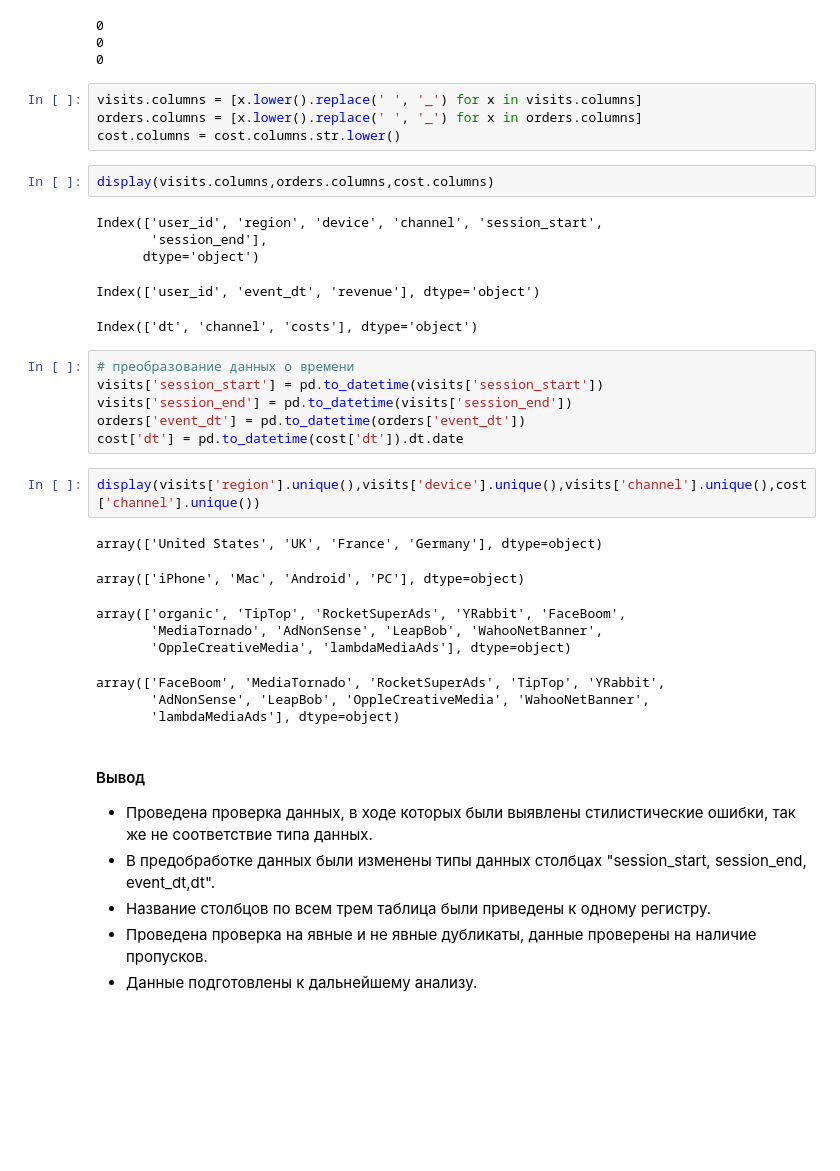
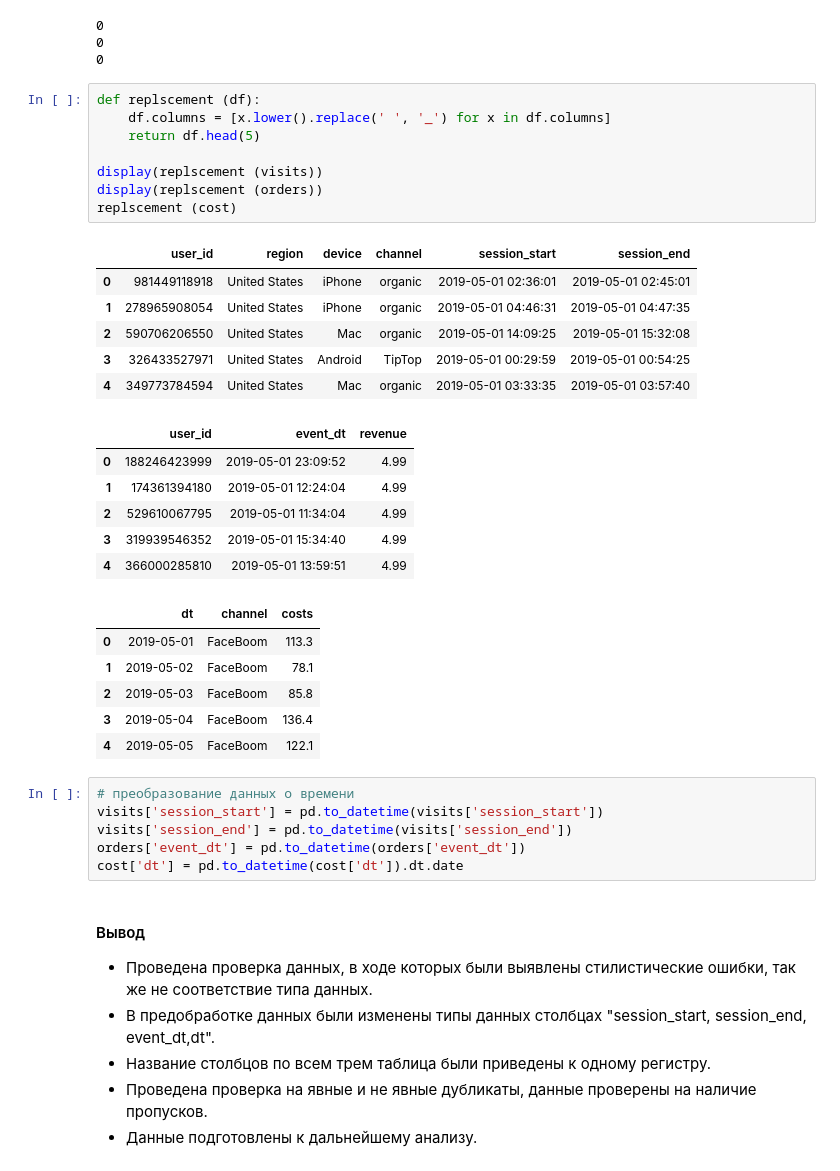
Before and after one commit to Alena-Talanova/Analysis_of_business_indicators, a Jupyter notebook: Procrastinate Pro+.ipynb, the cells around one changed output. Drawn from its saved outputs; the diff is of its cells as text; blank space fills up the shorter version.

```diff
--- a/Procrastinate Pro+.ipynb
+++ b/Procrastinate Pro+.ipynb
@@ -145,35 +113,39 @@ print(cost.duplicated().sum())
 0
 0
 0
-# %%
-visits.columns = [x.lower().replace(' ', '_') for x in visits.columns]
-orders.columns = [x.lower().replace(' ', '_') for x in orders.columns]
-cost.columns = cost.columns.str.lower()
-# %%
-display(visits.columns,orders.columns,cost.columns)
-# %% [output]
-Index(['user_id', 'region', 'device', 'channel', 'session_start',
-       'session_end'],
-      dtype='object')
-Index(['user_id', 'event_dt', 'revenue'], dtype='object')
-Index(['dt', 'channel', 'costs'], dtype='object')
+# %%
+def replscement (df):
+    df.columns = [x.lower().replace(' ', '_') for x in df.columns]
+    return df.head(5)
+
+display(replscement (visits))
+display(replscement (orders))
+replscement (cost)
+# %% [output]
+|  | user_id | region | device | channel | session_start | session_end |
+| 0 | 981449118918 | United States | iPhone | organic | 2019-05-01 02:36:01 | 2019-05-01 02:45:01 |
+| 1 | 278965908054 | United States | iPhone | organic | 2019-05-01 04:46:31 | 2019-05-01 04:47:35 |
+| 2 | 590706206550 | United States | Mac | organic | 2019-05-01 14:09:25 | 2019-05-01 15:32:08 |
+| 3 | 326433527971 | United States | Android | TipTop | 2019-05-01 00:29:59 | 2019-05-01 00:54:25 |
+| 4 | 349773784594 | United States | Mac | organic | 2019-05-01 03:33:35 | 2019-05-01 03:57:40 |
+|  | user_id | event_dt | revenue |
+| 0 | 188246423999 | 2019-05-01 23:09:52 | 4.99 |
+| 1 | 174361394180 | 2019-05-01 12:24:04 | 4.99 |
+| 2 | 529610067795 | 2019-05-01 11:34:04 | 4.99 |
+| 3 | 319939546352 | 2019-05-01 15:34:40 | 4.99 |
+| 4 | 366000285810 | 2019-05-01 13:59:51 | 4.99 |
+|  | dt | channel | costs |
+| 0 | 2019-05-01 | FaceBoom | 113.3 |
+| 1 | 2019-05-02 | FaceBoom | 78.1 |
+| 2 | 2019-05-03 | FaceBoom | 85.8 |
+| 3 | 2019-05-04 | FaceBoom | 136.4 |
+| 4 | 2019-05-05 | FaceBoom | 122.1 |
 # %%
 # преобразование данных о времени
 visits['session_start'] = pd.to_datetime(visits['session_start'])
 visits['session_end'] = pd.to_datetime(visits['session_end'])
 orders['event_dt'] = pd.to_datetime(orders['event_dt'])
 cost['dt'] = pd.to_datetime(cost['dt']).dt.date
-# %%
-display(visits['region'].unique(),visits['device'].unique(),visits['channel'].unique(),cost['channel'].unique())
-# %% [output]
-array(['United States', 'UK', 'France', 'Germany'], dtype=object)
-array(['iPhone', 'Mac', 'Android', 'PC'], dtype=object)
-array(['organic', 'TipTop', 'RocketSuperAds', 'YRabbit', 'FaceBoom',
-       'MediaTornado', 'AdNonSense', 'LeapBob', 'WahooNetBanner',
-       'OppleCreativeMedia', 'lambdaMediaAds'], dtype=object)
-array(['FaceBoom', 'MediaTornado', 'RocketSuperAds', 'TipTop', 'YRabbit',
-       'AdNonSense', 'LeapBob', 'OppleCreativeMedia', 'WahooNetBanner',
-       'lambdaMediaAds'], dtype=object)
 # %% [markdown]
 #### Вывод
 * Проведена проверка данных, в ходе которых были выявлены стилистические ошибки, так же не соответствие типа данных.
```
Also changed, not shown: parts of 4 cells of this notebook.
